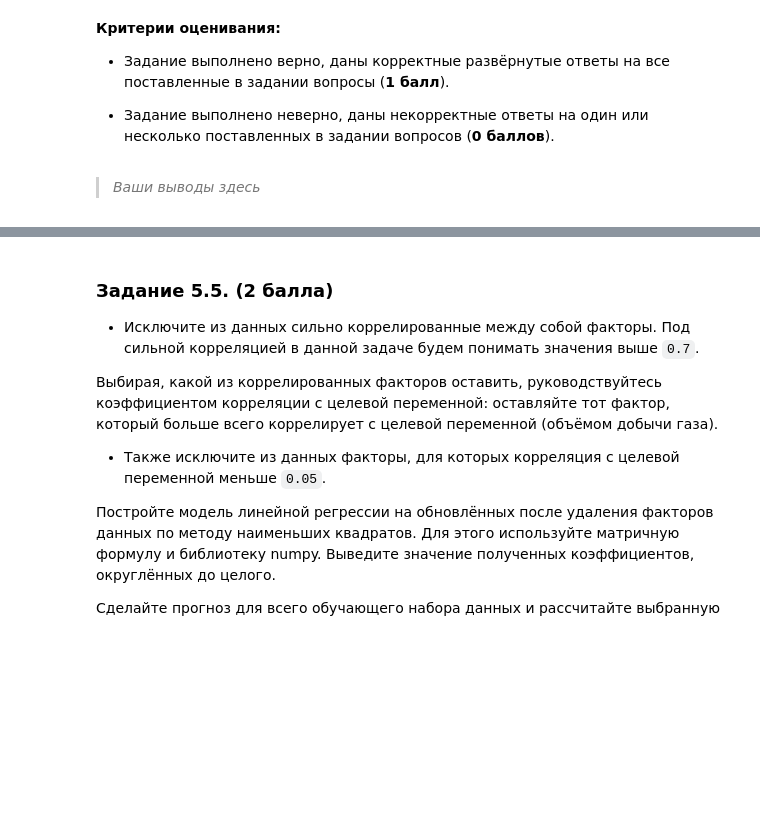
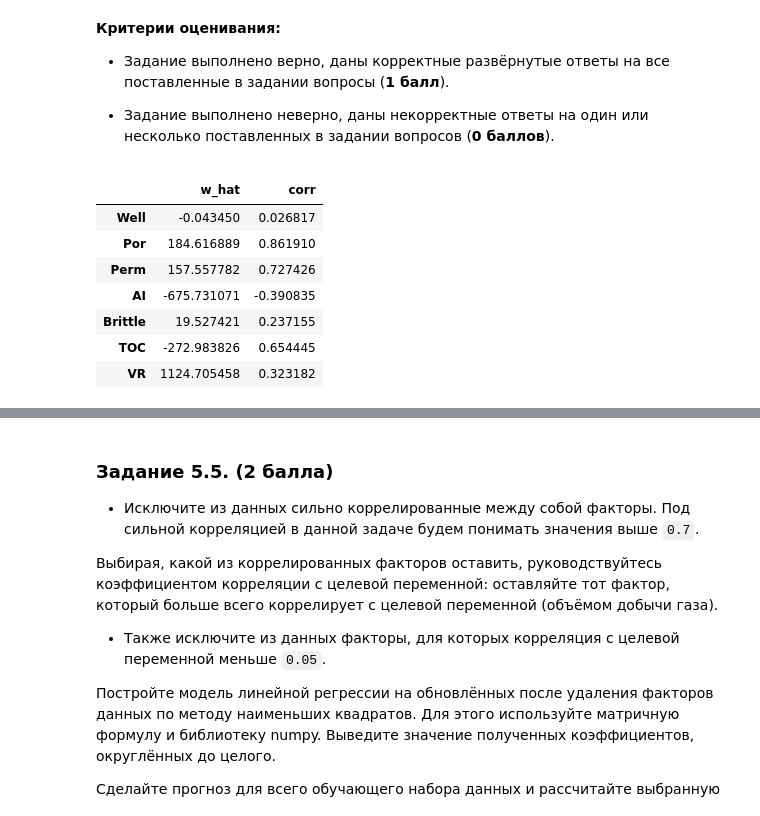
Before and after one commit to stas-as/Konspect-all, a Jupyter notebook: Конспекты/ML_MATH_2/MATH_ML-2._Практика._Ноутбук-шаблон.ipynb, the cells around one changed output, grey strips where cells are left out. Saved outputs shown, nothing was run; the diff lists cells and outputs as text; code cells hidden in the pictures; blank space fills up the shorter version.

```diff
--- a/Конспекты/ML_MATH_2/MATH_ML-2._Практика._Ноутбук-шаблон.ipynb
+++ b/Конспекты/ML_MATH_2/MATH_ML-2._Практика._Ноутбук-шаблон.ipynb
@@ -250,2 +268,15 @@ parm = {
-# %% [markdown]
-> *Ваши выводы здесь*
+# %%
+# обьединим вектор весов и вектор кореляций целевого признака с другими признаками
+a = pd.concat([pd.DataFrame(w),pd.DataFrame(data.corr()["Prod"][:-1].values)],axis=1)
+a.index = ['Well', 'Por', 'Perm', 'AI', 'Brittle', 'TOC', 'VR']
+a.columns = ["w_hat","corr"]
+a
+# %% [output]
+|  | w_hat | corr |
+| Well | -0.043450 | 0.026817 |
+| Por | 184.616889 | 0.861910 |
+| Perm | 157.557782 | 0.727426 |
+| AI | -675.731071 | -0.390835 |
+| Brittle | 19.527421 | 0.237155 |
+| TOC | -272.983826 | 0.654445 |
+| VR | 1124.705458 | 0.323182 |
```
Also changed, not shown: parts of 16 cells of this notebook.
